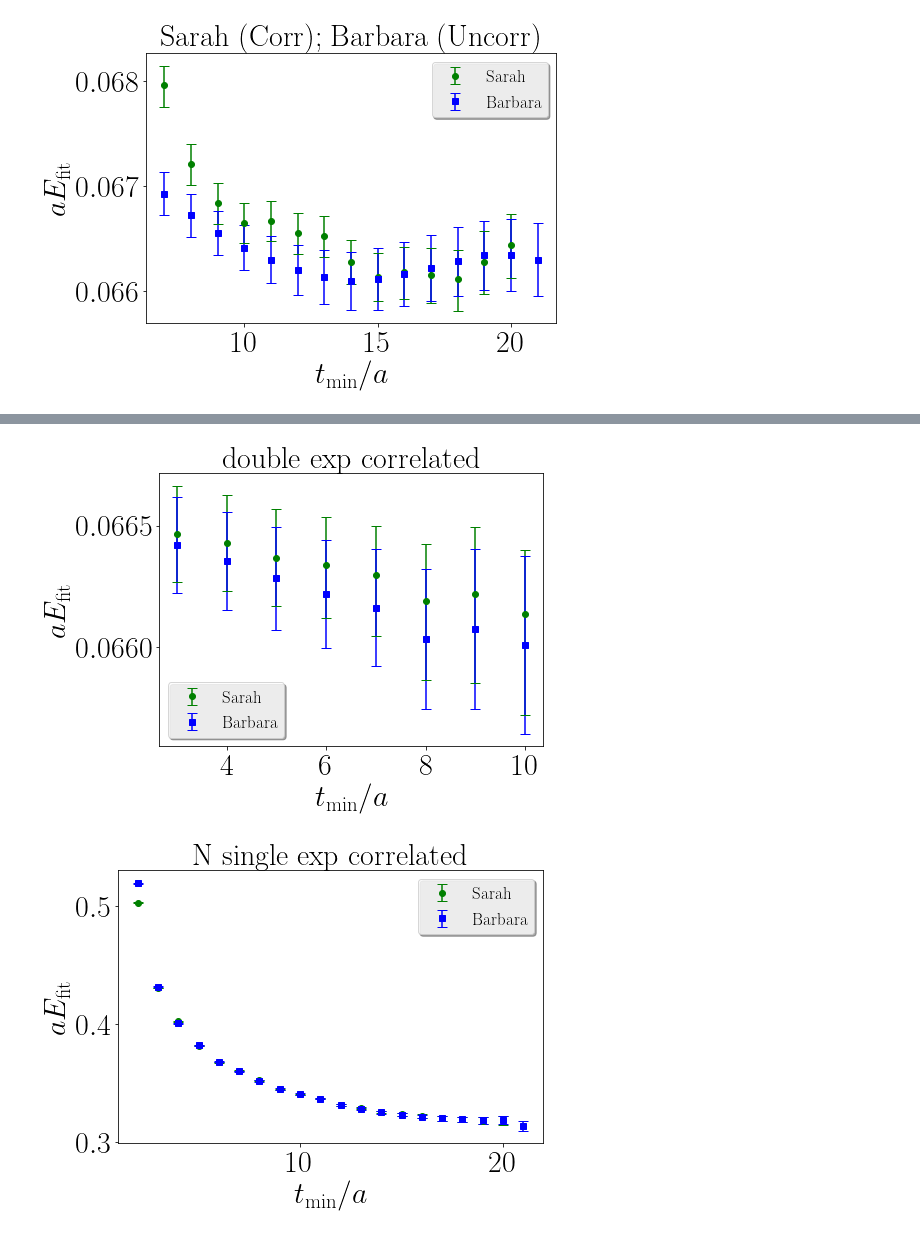
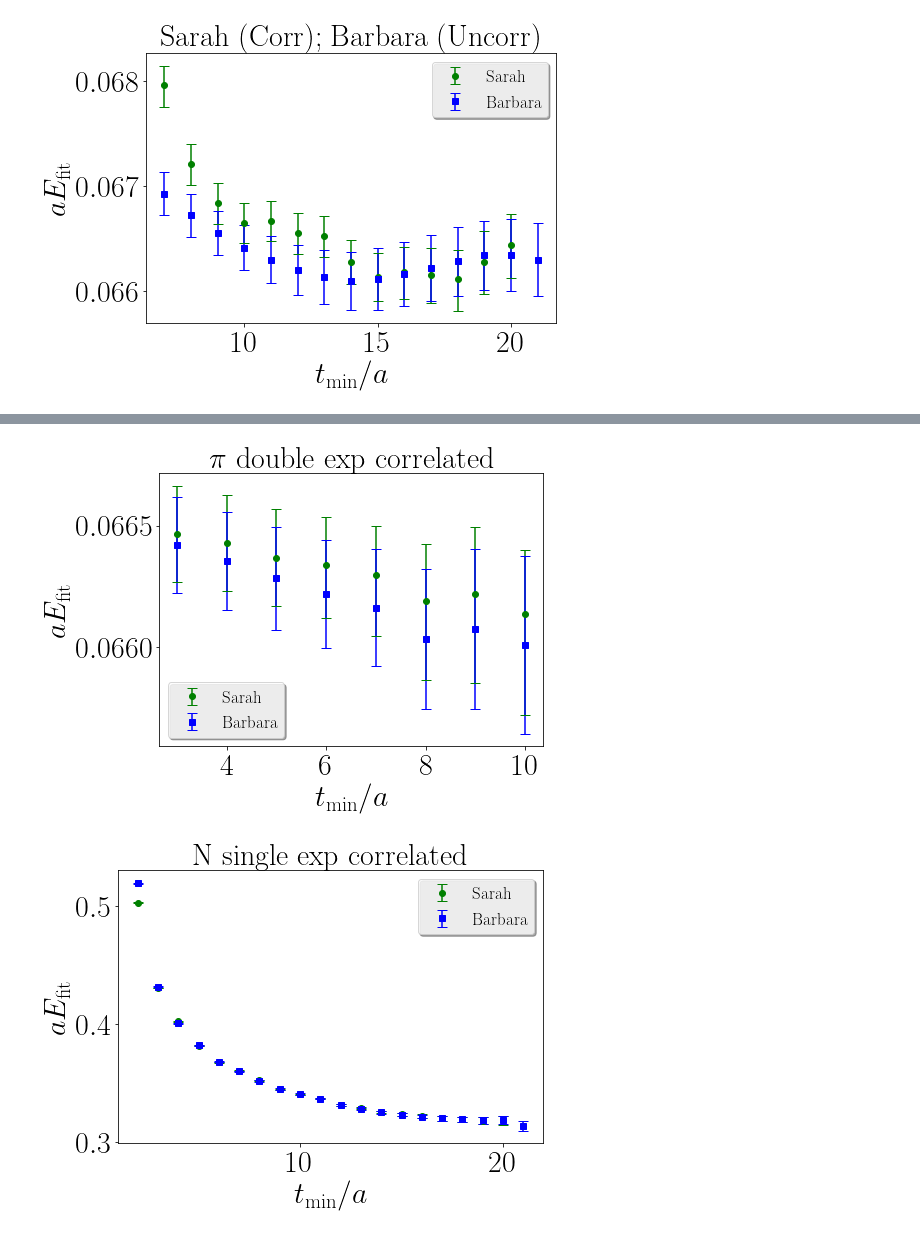
Before and after one commit to xinucode/sigmond_python_plots, a Jupyter notebook: tmin/barbara_compare.ipynb, the cells around one changed output, grey strips where cells are left out. Cells and saved outputs as stored; diff of their text form; code cells hidden in the pictures.

```diff
--- a/tmin/barbara_compare.ipynb
+++ b/tmin/barbara_compare.ipynb
@@ -146,7 +148,7 @@ compare_data("double exp uncorrelated", my_pi_data_2exp_uncorr, barb_pi_data_2ex
 # %%
-compare_data("double exp correlated", my_pi_data_2exp, barb_pi_data_2exp, 1, 9 )
+compare_data(r"$\pi$ double exp correlated", my_pi_data_2exp, barb_pi_data_2exp, 1, 9 )
 # %% [output]
-[figure, old version]
+[figure, new version]
 # %%
 compare_data("N single exp correlated", my_N_data_1exp, barb_N_data_1exp )
 # %% [output]
```
Also changed, not shown: parts of 8 cells of this notebook.
